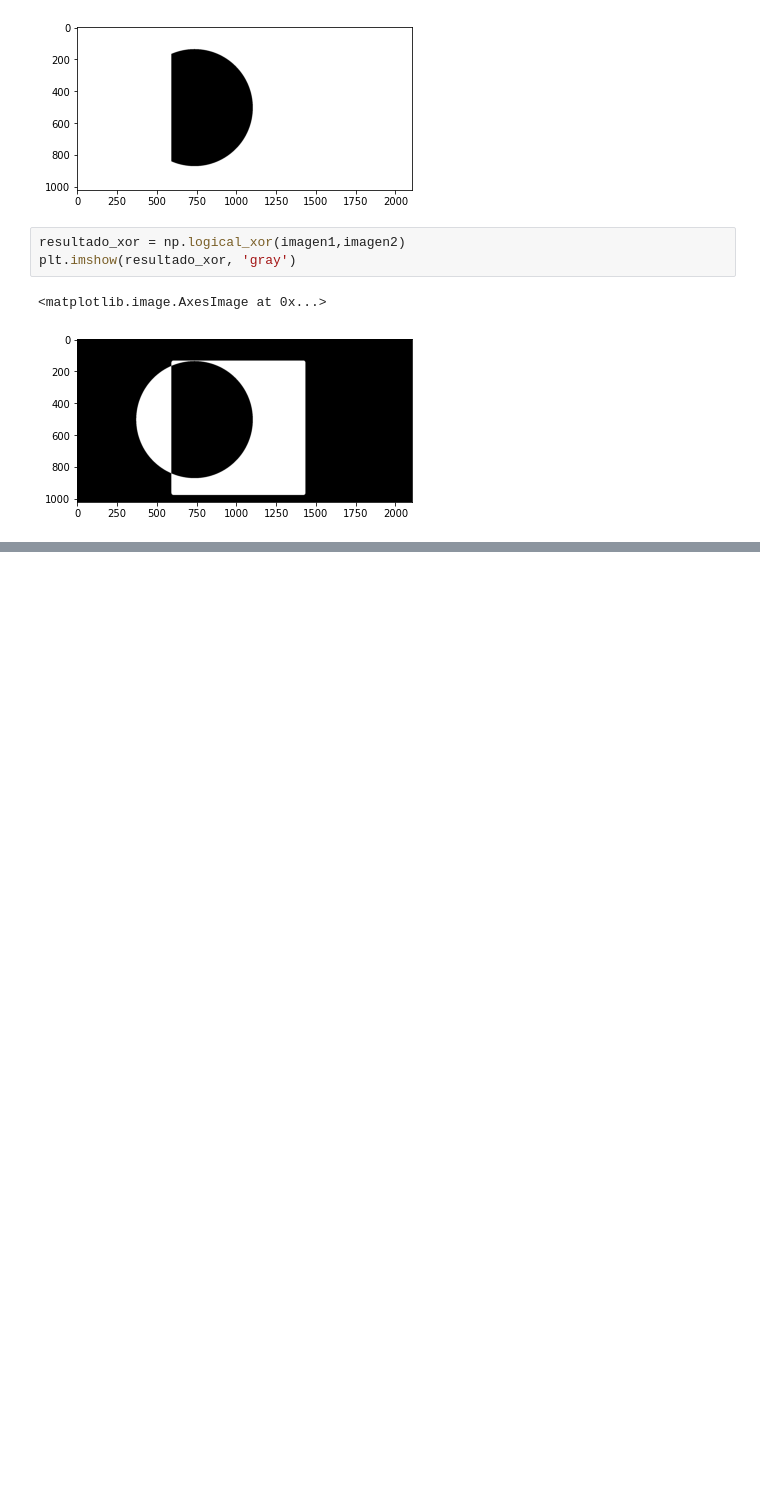
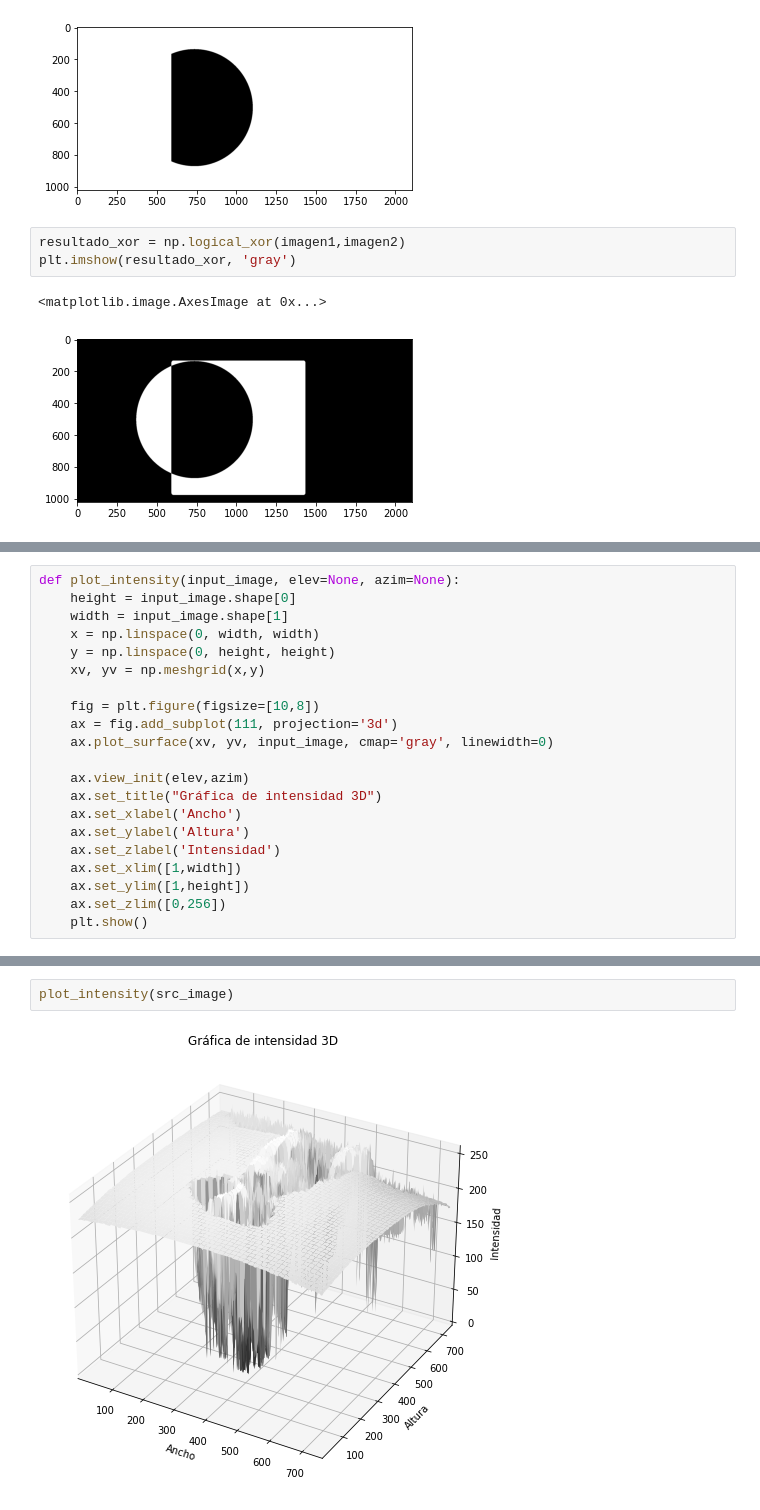
Before and after one commit to jarminett/Text-Mining, a Jupyter notebook: Hojas de Trabajo/HT02_0710082.ipynb, the cells around one changed output, grey strips where cells are left out. Saved outputs shown, nothing was run; the diff lists cells and outputs as text; blank space fills up the shorter version.

```diff
--- a/Hojas de Trabajo/HT02_0710082.ipynb
+++ b/Hojas de Trabajo/HT02_0710082.ipynb
@@ -103,0 +109,21 @@ plt.imshow(resultado_xor, 'gray')
+# %%
+def plot_intensity(input_image, elev=None, azim=None):
+    height = input_image.shape[0]
+    width = input_image.shape[1]
+    x = np.linspace(0, width, width)
+    y = np.linspace(0, height, height)
+    xv, yv = np.meshgrid(x,y)
+
+    fig = plt.figure(figsize=[10,8])
+    ax = fig.add_subplot(111, projection='3d')
+    ax.plot_surface(xv, yv, input_image, cmap='gray', linewidth=0)
+
+    ax.view_init(elev,azim)
+    ax.set_title("Gráfica de intensidad 3D")
+    ax.set_xlabel('Ancho')
+    ax.set_ylabel('Altura')
+    ax.set_zlabel('Intensidad')
+    ax.set_xlim([1,width])
+    ax.set_ylim([1,height])
+    ax.set_zlim([0,256])
+    plt.show()
@@ -103,0 +137,4 @@ plt.imshow(resultado_xor, 'gray')
+# %%
+plot_intensity(src_image)
+# %% [output]
+[figure, added]
```
Also changed, not shown: parts of 10 cells of this notebook.
